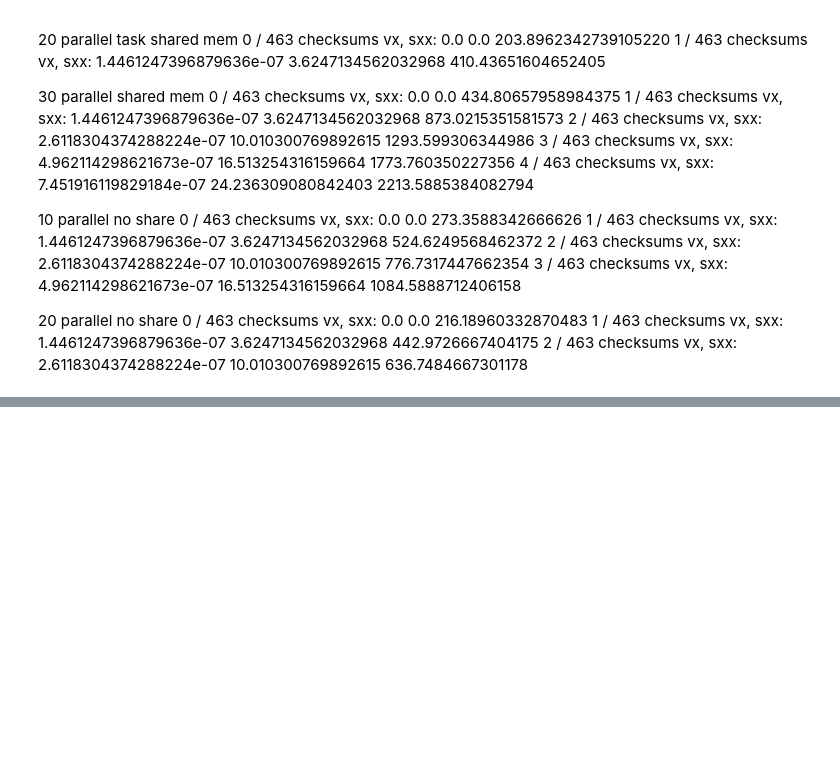
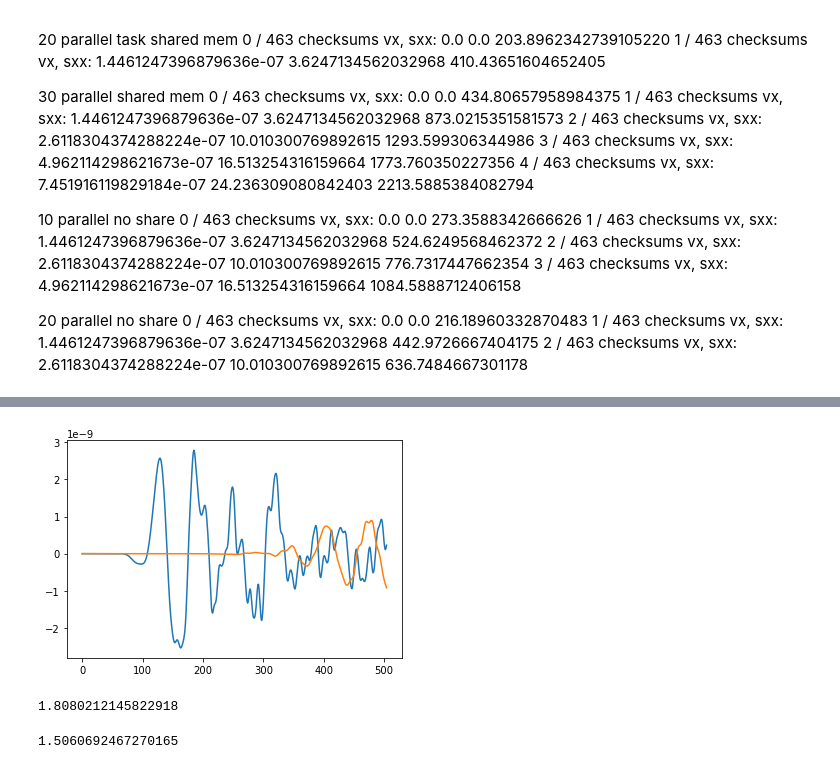
Before and after one commit to danchendrickson/3D_EFIT, a Jupyter notebook: OtherCode/efit3D-Copy3.ipynb, the cells around one changed output, grey strips where cells are left out. Saved outputs shown, nothing was run; the diff lists cells and outputs as text; code cells hidden in the pictures; blank space fills up the shorter version.

```diff
--- a/OtherCode/efit3D-Copy3.ipynb
+++ b/OtherCode/efit3D-Copy3.ipynb
@@ -1096,6 +1123,9 @@ plt.show()
 # %%
-plt.plot(vzSignal)
+plt.plot(vz1Signal)
+plt.plot(vz2Signal)
 plt.show()
+# %% [output]
+[figure, added]
 # %%
 # make animated gif from saved EFIT figures
 
@@ -1115,0 +1150,8 @@ make_gif(frame_folder)
+# %%
+cl1/cl2
+# %% [output]
+1.8080212145822918
+# %%
+ct1/ct2
+# %% [output]
+1.5060692467270165
```
Also changed, not shown: parts of 13 cells of this notebook, 1 other file.
